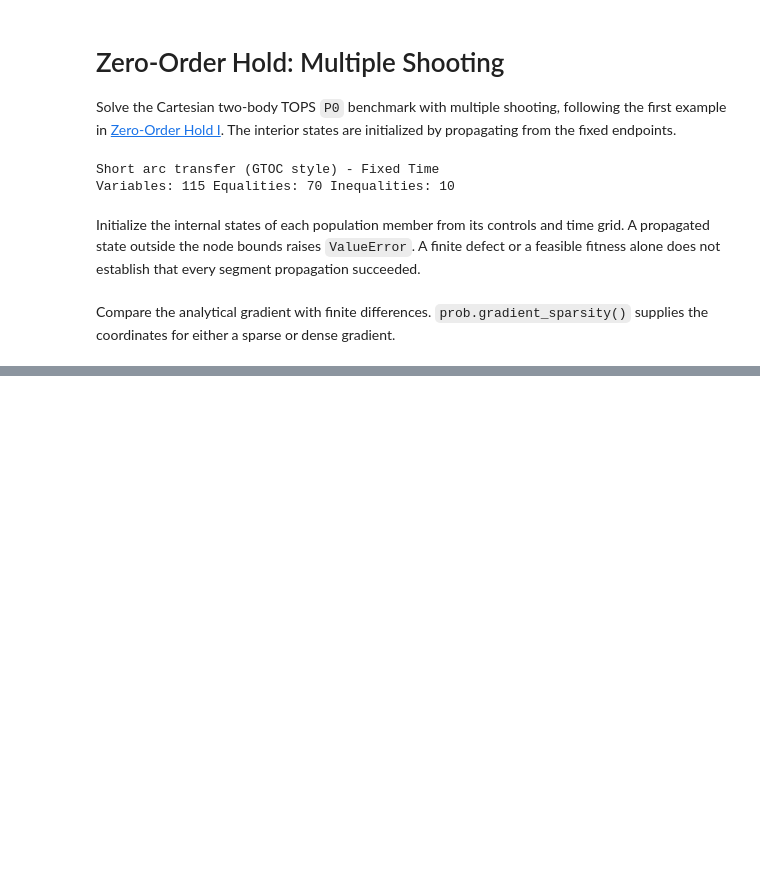
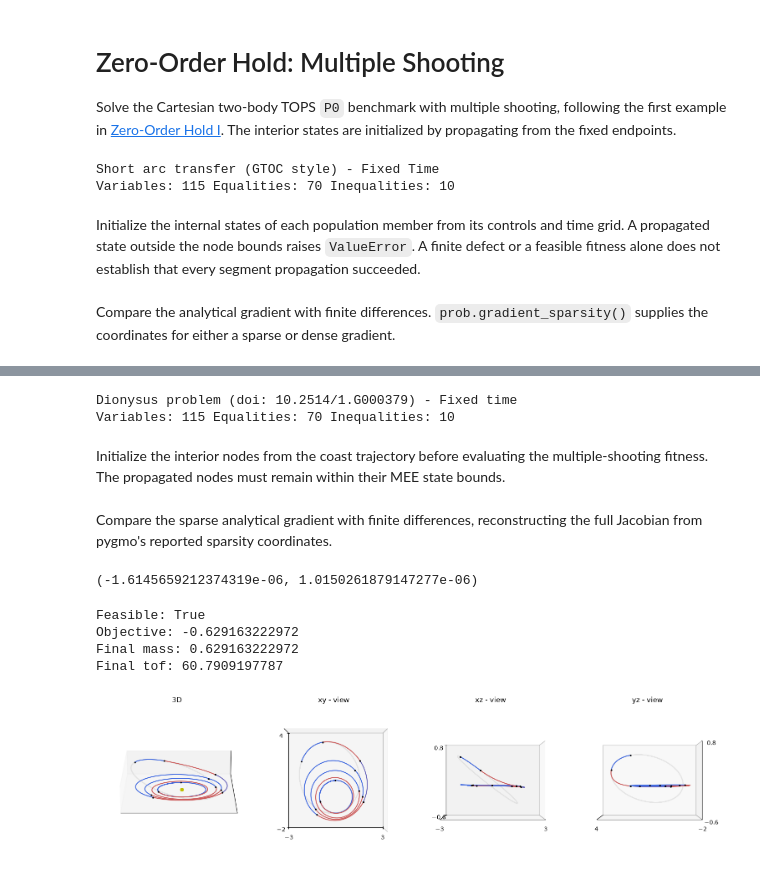
Before and after one commit to esa/pykep, a Jupyter notebook: doc/notebooks/udp_zoh_ms_point2point.ipynb, the cells around one changed output, grey strips where cells are left out. Saved outputs shown, nothing was run; the diff lists cells and outputs as text; code cells hidden in the pictures; blank space fills up the shorter version.

Commit message:
multiple shooting finished on TOPS db

```diff
--- a/doc/notebooks/udp_zoh_ms_point2point.ipynb
+++ b/doc/notebooks/udp_zoh_ms_point2point.ipynb
@@ -77,0 +82,44 @@ udp.plot_throttle(pop.champion_x)
+# %%
+prob_name = "P0"
+udp = pk.trajopt.gym.tops_mee(prob_name, nseg=10, time_encoding="softmax", ms=True)
+print(udp.extra_info)
+
+prob = pg.problem(udp)
+prob.c_tol = 1e-7
+print("Variables:", prob.get_nx(), "Equalities:", prob.get_nec(), "Inequalities:", prob.get_nic())
+# %% [output]
+Dionysus problem (doi: 10.2514/1.G000379) - Fixed time
+Variables: 115 Equalities: 70 Inequalities: 10
+# %% [markdown]
+Initialize the interior nodes from the coast trajectory before evaluating the multiple-shooting fitness. The propagated nodes must remain within their MEE state bounds.
+# %%
+pop = pg.population(prob, 1)
+for i, x in enumerate(pop.get_x()):
+    pop.set_x(i, udp.guess_internal_states(x, ballistic=False))
+# %% [markdown]
+Compare the sparse analytical gradient with finite differences, reconstructing the full Jacobian from pygmo's reported sparsity coordinates.
+# %%
+x = pop.champion_x
+pattern = prob.gradient_sparsity()
+jacobian = np.zeros((prob.get_nf(), prob.get_nx()))
+jacobian[pattern[:, 0], pattern[:, 1]] = prob.gradient(x)
+numerical = pg.estimate_gradient_h(prob.fitness, x, dx=1e-8).reshape(jacobian.shape)
+grad_err = numerical - jacobian
+grad_err.min(), grad_err.max()
+# %% [output]
+(-1.6145659212374319e-06, 1.0150261879147277e-06)
+# %%
+pop = algo.evolve(pop)
+print("Feasible:", prob.feasibility_f(pop.champion_f))
+print("Objective:", pop.champion_f[0])
+print("Final mass:", pop.champion_x[0] * udp.MASS)
+print("Final tof:", pop.champion_x[4 * udp.nseg + 1] * udp.TIME)
+# %% [output]
+Feasible: True
+Objective: -0.629163222972
+Final mass: 0.629163222972
+Final tof: 60.7909197787
+# %%
+axes = udp.plot(pop.champion_x, N=300, mark_segments=True, s=3, c="k")
+# %% [output]
+[figure, added]
```
Also changed, not shown: parts of 24 cells of this notebook, 15 other files.
